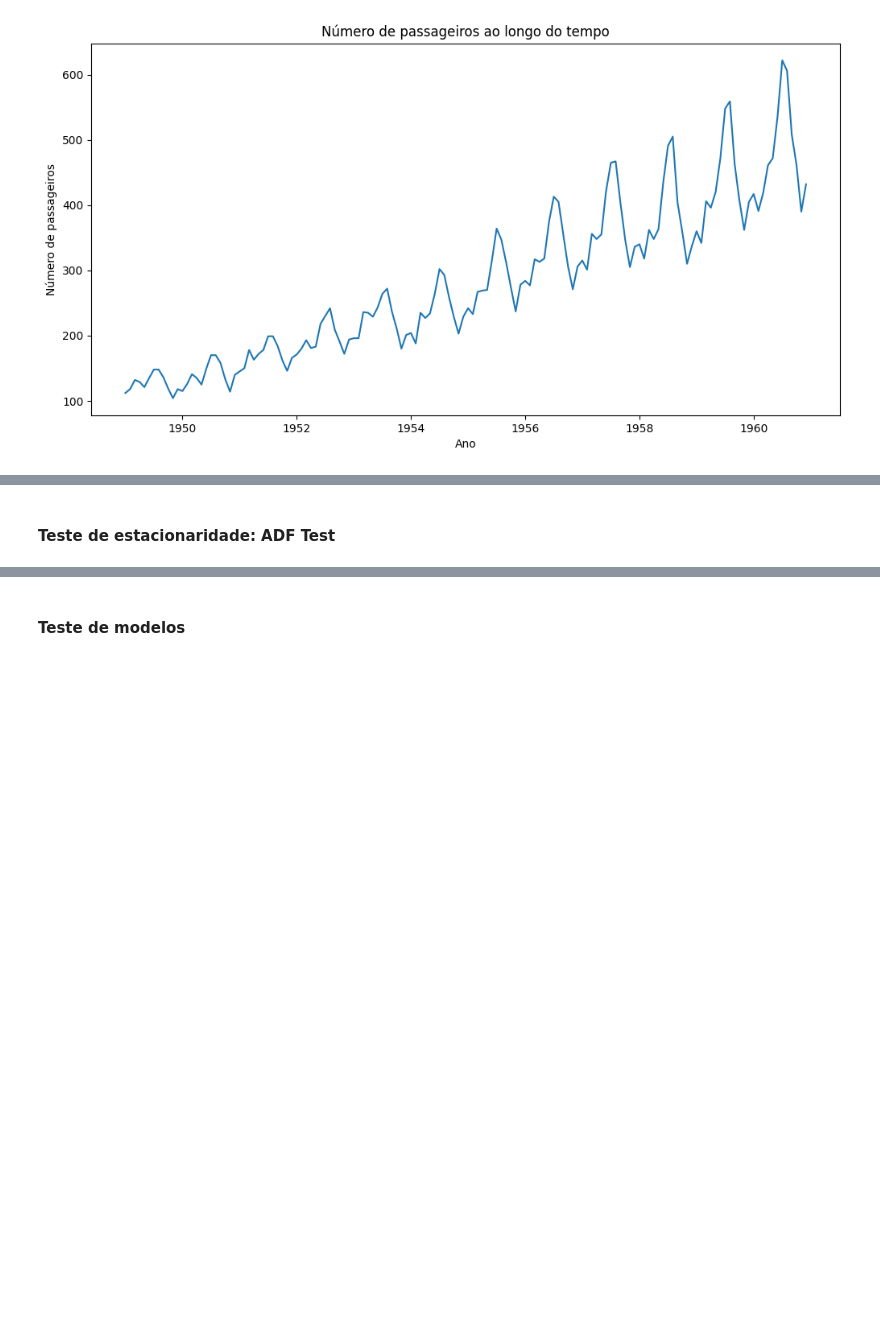
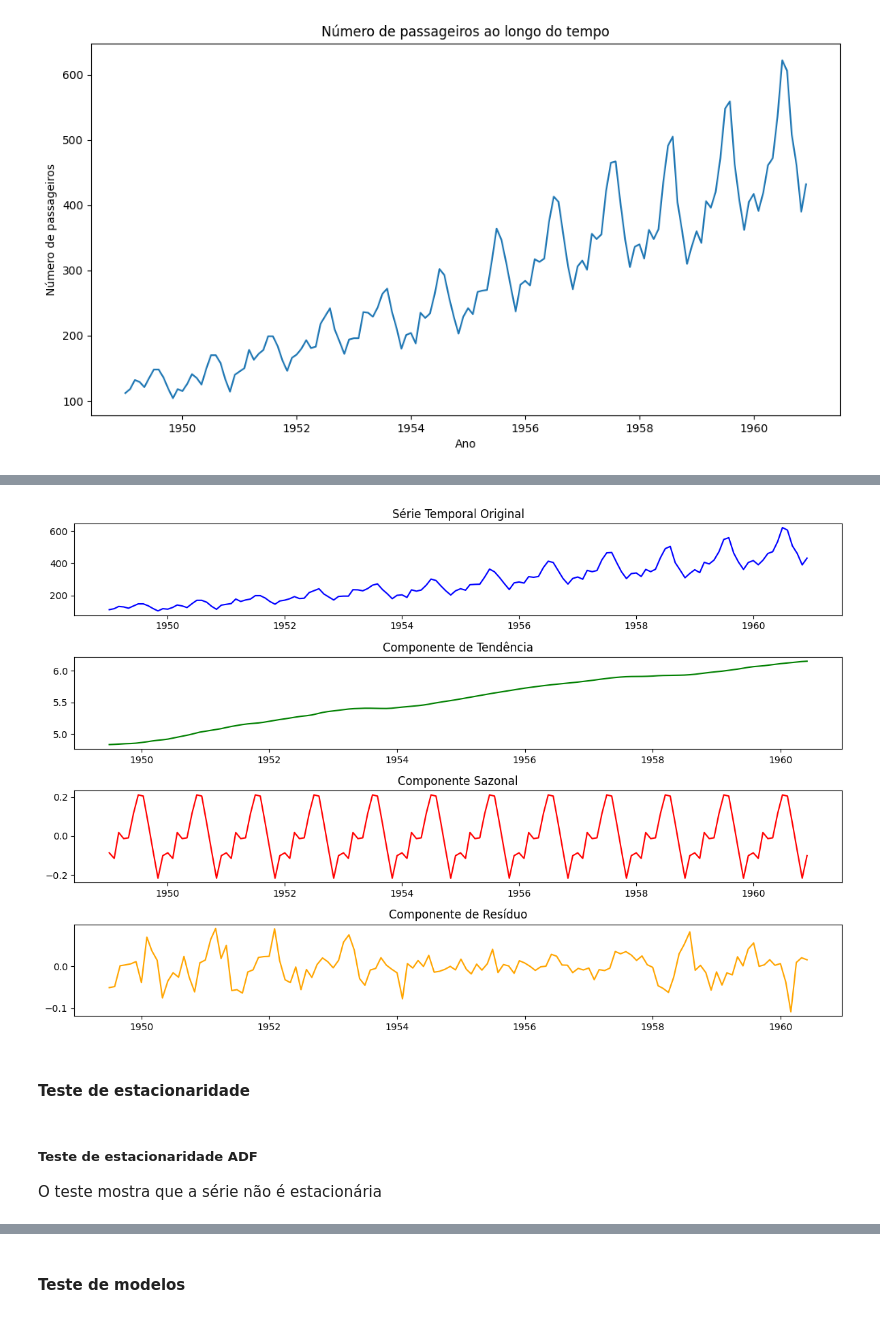
Before and after one commit to jonnathann/portifolio_ra, a Jupyter notebook: notebooks/temporal_series_analisys.ipynb, the cells around one changed output, grey strips where cells are left out. Cells and saved outputs as stored; diff of their text form; code cells hidden in the pictures; blank space fills up the shorter version.

```diff
--- a/notebooks/temporal_series_analisys.ipynb
+++ b/notebooks/temporal_series_analisys.ipynb
@@ -74,2 +111,46 @@ plt.show()
+# %%
+import pandas as pd
+import matplotlib.pyplot as plt
+from statsmodels.tsa.seasonal import seasonal_decompose
+
+df.reset_index('time', inplace=True)
+
+df['year'] = df['time'].apply(lambda x: int(x))  # Parte inteira, ano
+df['month'] = df['time'].apply(lambda x: round((x - int(x)) * 12 + 1))  # Parte decimal, mês
+
+df['date'] = pd.to_datetime(df[['year', 'month']].assign(day=1))
+
+df.set_index('date', inplace=True)
+# %%
+# Aplicando a decomposição da série temporal
+decomposition = seasonal_decompose(df['log_value'], model='additive', period=12)
+
+# Plotando os componentes
+plt.figure(figsize=(12, 8))
+
+plt.subplot(411)
+plt.plot(df['value'], label='Original', color='blue')
+plt.title('Série Temporal Original')
+
+plt.subplot(412)
+plt.plot(decomposition.trend, label='Tendência', color='green')
+plt.title('Componente de Tendência')
+
+plt.subplot(413)
+plt.plot(decomposition.seasonal, label='Sazonalidade', color='red')
+plt.title('Componente Sazonal')
+
+plt.subplot(414)
+plt.plot(decomposition.resid, label='Resíduo', color='orange')
+plt.title('Componente de Resíduo')
+
+plt.tight_layout()
+plt.show()
+# %% [output]
+[figure, added]
 # %% [markdown]
-#### Teste de estacionaridade: ADF Test
+#### Teste de estacionaridade
+# %% [markdown]
+##### Teste de estacionaridade ADF
+
+O teste mostra que a série não é estacionária
```
Also changed, not shown: parts of 14 cells of this notebook.
